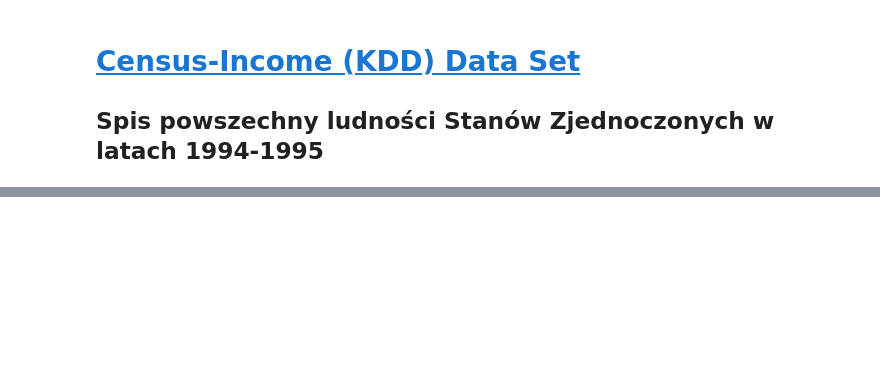
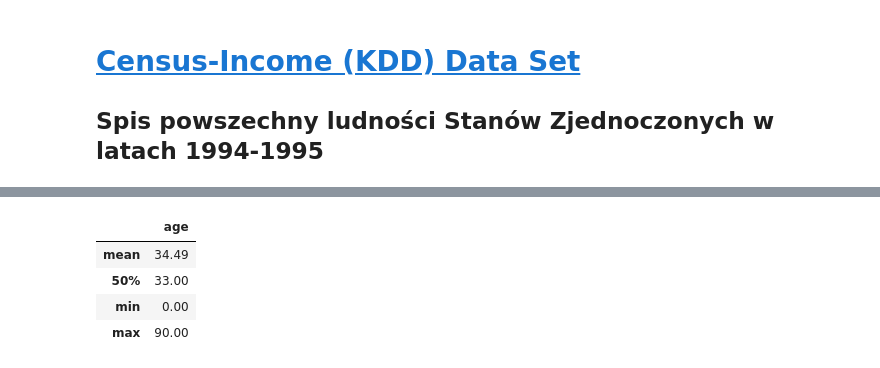
Before and after one commit to huntekah/Warsztaty_Big_Data_Allegro_Lidl, a Jupyter notebook: Warsztaty_Big_Data_Allegro_Lidl.ipynb, the cells around one changed output, grey strips where cells are left out. Saved outputs shown, nothing was run; the diff lists cells and outputs as text; code cells hidden in the pictures; blank space fills up the shorter version.

```diff
--- a/Warsztaty_Big_Data_Allegro_Lidl.ipynb
+++ b/Warsztaty_Big_Data_Allegro_Lidl.ipynb
@@ -34,0 +29,8 @@ data
+# %%
+pd.DataFrame(data['age'].describe()[['mean','50%','min','max']].round(2))
+# %% [output]
+|  | age |
+| mean | 34.49 |
+| 50% | 33.00 |
+| min | 0.00 |
+| max | 90.00 |
```
Also changed, not shown: parts of 4 cells of this notebook, 1 other file.
